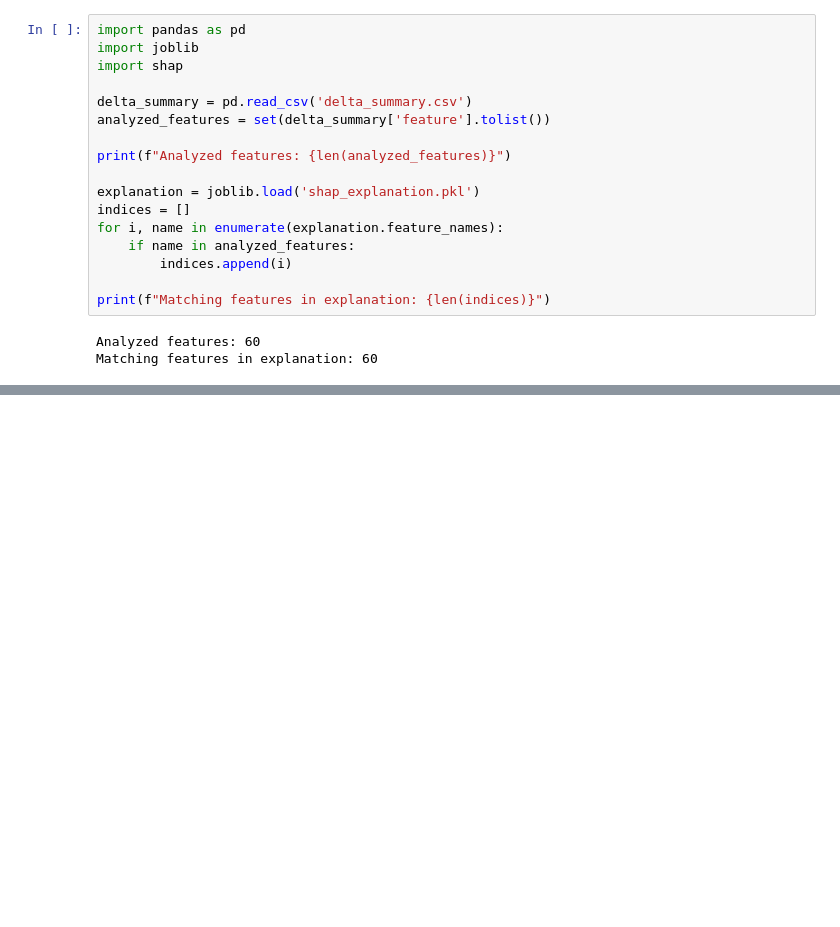
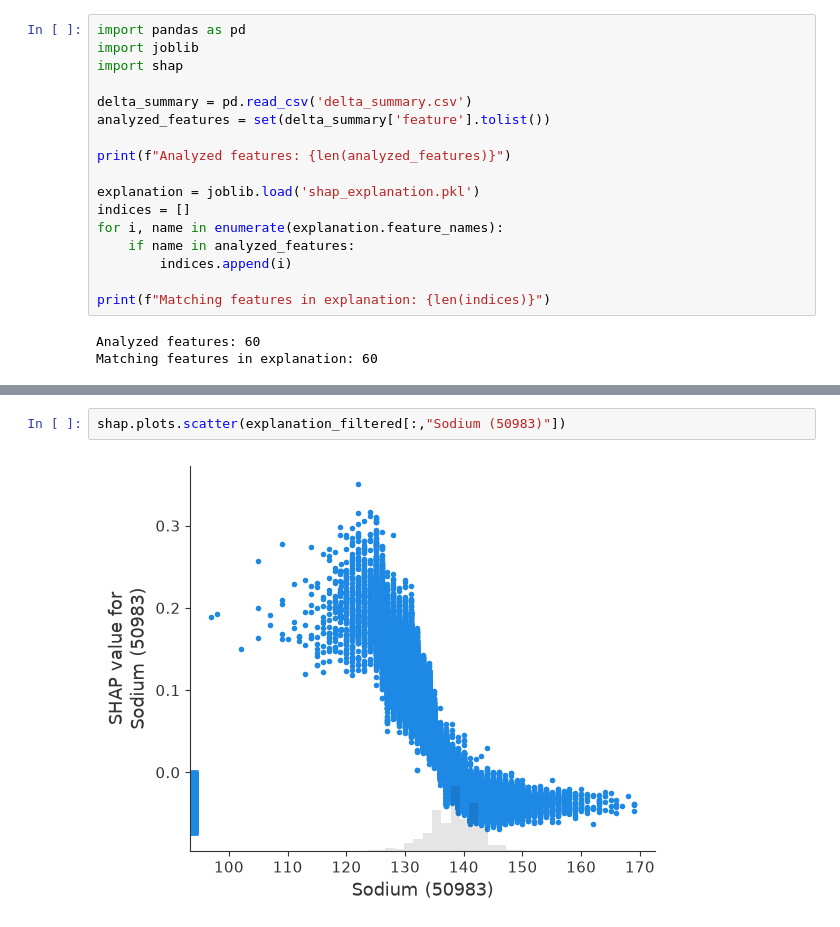
Before and after one commit to arinapetukhova/trusted_llm_risk_profiling, a Jupyter notebook: shap_eda.ipynb, the cells around one changed output, grey strips where cells are left out. Drawn from its saved outputs; the diff is of its cells as text; blank space fills up the shorter version.

```diff
--- a/shap_eda.ipynb
+++ b/shap_eda.ipynb
@@ -136,0 +141,4 @@ shap.plots.scatter(explanation_filtered[:,"Platelet Count (51265)"])
+# %%
+shap.plots.scatter(explanation_filtered[:,"Sodium (50983)"])
+# %% [output]
+[figure, added]
```
Also changed, not shown: parts of 13 cells of this notebook, 4 other files.
